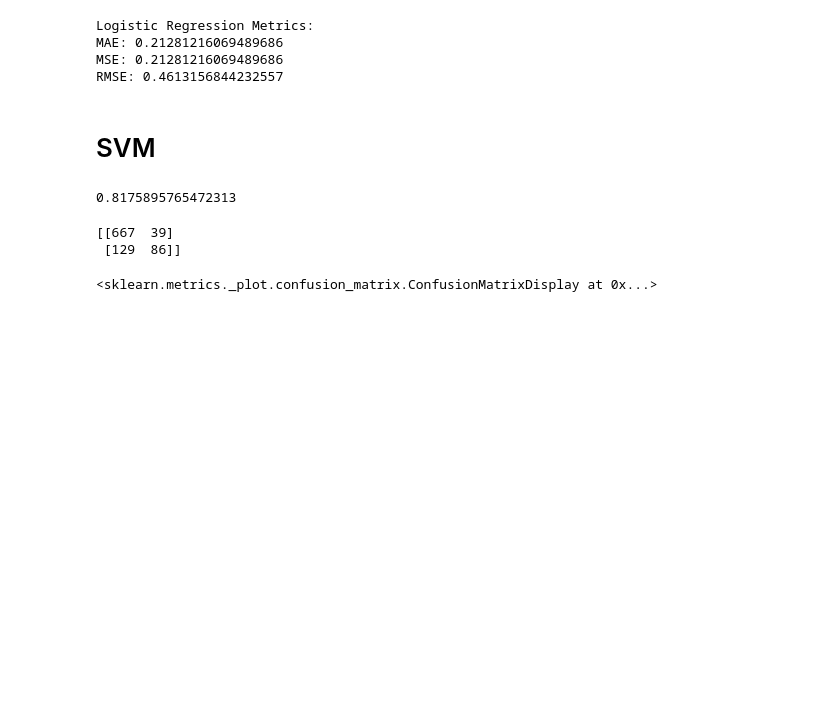
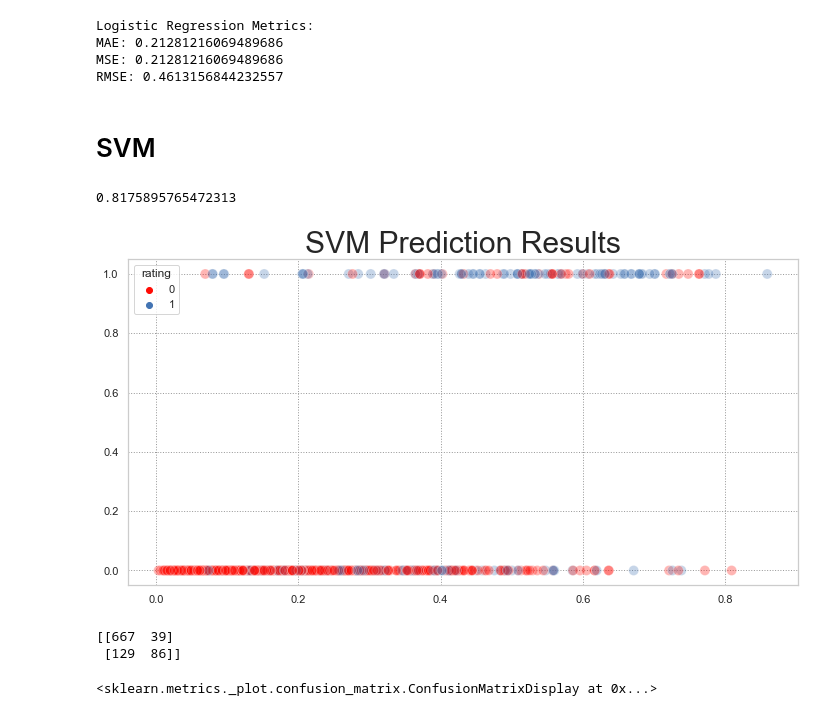
Before and after one commit to ItsGribble/Wine_ML_project, a Jupyter notebook: Wine/White_Wine_Project.ipynb, the cells around one changed output. Cells and saved outputs as stored; diff of their text form; code cells hidden in the pictures; blank space fills up the shorter version.

```diff
--- a/Wine/White_Wine_Project.ipynb
+++ b/Wine/White_Wine_Project.ipynb
@@ -548,6 +575,25 @@ svc_model.fit(X_train,y_train)
 svc_model.score(X_test,y_test)
 # %% [output]
 0.8175895765472313
+# %%
+#get svm prediction
+svm_pred = svc_model.predict(X_test)
+# %%
+#split the probabilities into 1D arrays
+low_q_svm,high_q_svm = map(list,zip(*LG_prob))
+
+#plot params
+plt.figure(figsize=(12,6))
+plt.title('SVM Prediction Results', fontdict={'fontsize':30})
+
+#create a color palette
+colorplt=['#FF0B04','#4374B3']
+#plot the predictions
+sns.scatterplot(x=high_q_svm,y=svm_pred,hue=y_test,palette =colorplt,s=100, alpha = .3)
+
+plt.show()
+# %% [output]
+[figure, added]
 # %%
 svc_pred = svc_model.predict(X_test)
 print(confusion_matrix(y_test,svc_pred))
```
Also changed, not shown: parts of 20 cells of this notebook.
